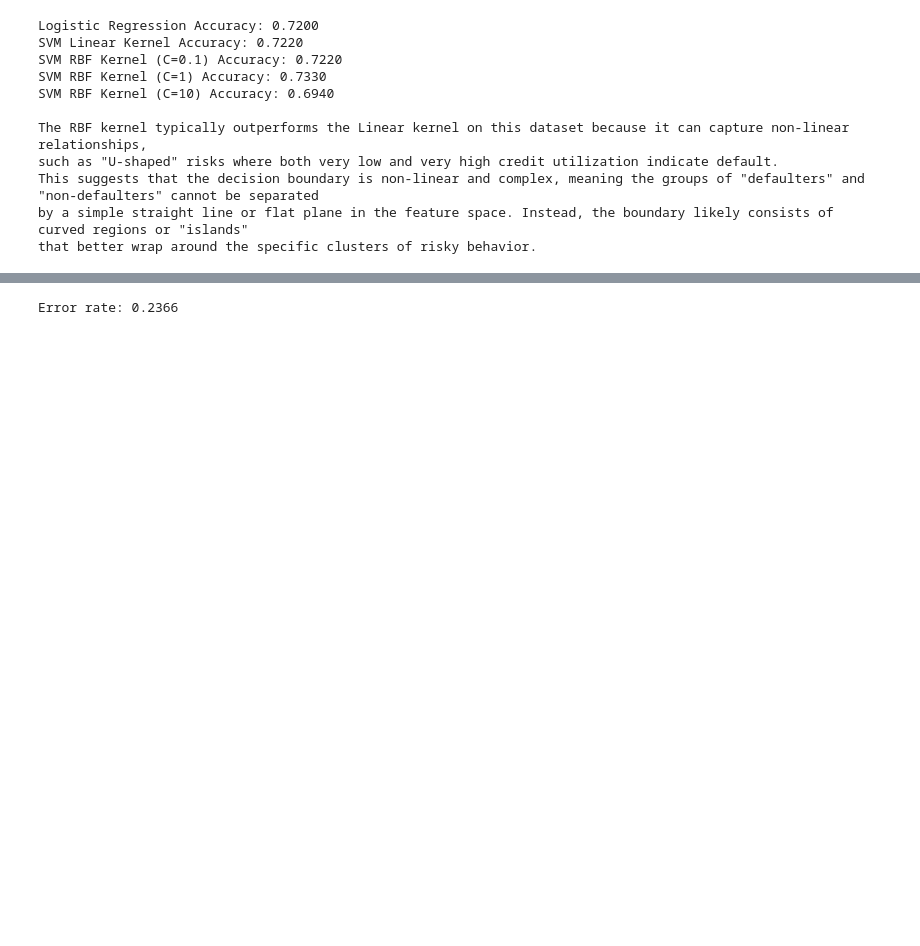
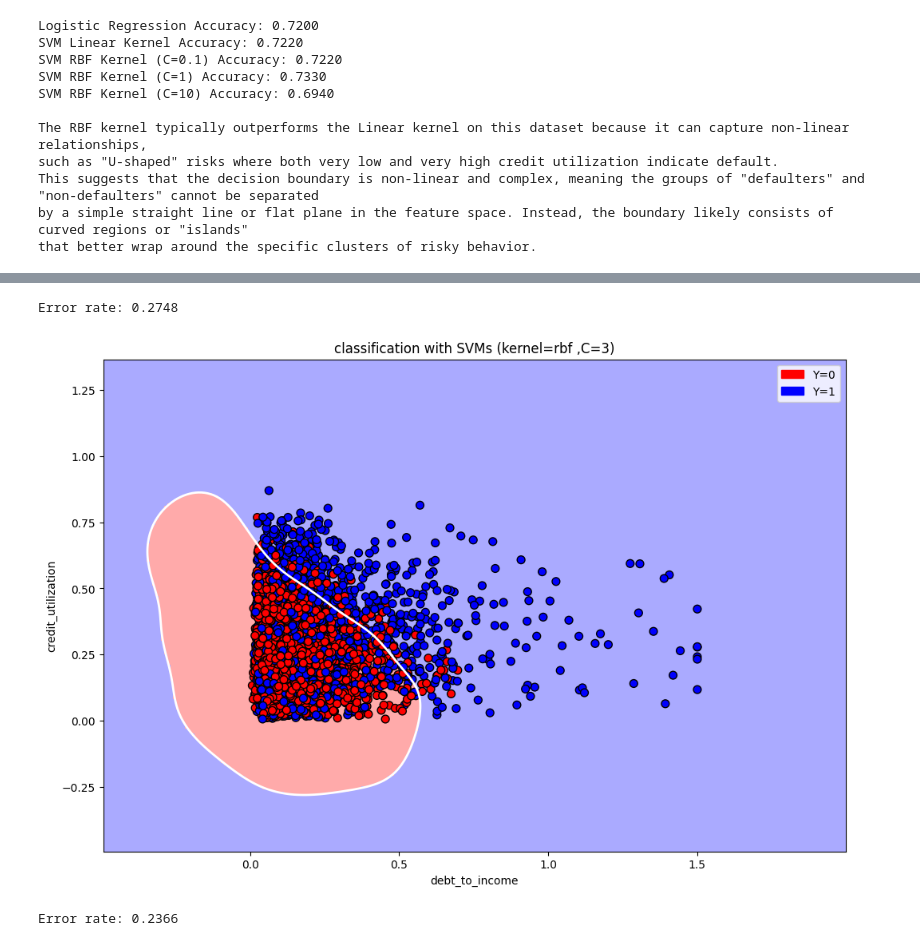
Before and after one commit to Niclas5/Examination-WS25-26, a Jupyter notebook: Aufgabe 3/Aufgabe3.ipynb, the cells around one changed output, grey strips where cells are left out. Saved outputs shown, nothing was run; the diff lists cells and outputs as text; code cells hidden in the pictures; blank space fills up the shorter version.

```diff
--- a/Aufgabe 3/Aufgabe3.ipynb
+++ b/Aufgabe 3/Aufgabe3.ipynb
@@ -215,3 +284,49 @@ that better wrap around the specific clusters of risky behavior.
+# %%
+from sklearn import svm
+supvecma = svm.SVC(kernel = 'rbf', C = 3)
+model_3_5_2 = supvecma.fit(X, Y)
+print('Error rate:', np.mean(np.not_equal(model_3_5_2.predict(X),y)))
+import matplotlib.cm as cm
+from matplotlib.colors import ListedColormap, BoundaryNorm
+import matplotlib.patches as mpatches
+Y = y
+# Create color maps
+cmap_light2 = ListedColormap(['#FFAAAA', '#AAAAFF'])
+cmap_bold2  = ListedColormap(['#FF0000', '#0000FF'])
+
+# Plot the decision boundary by assigning a color in the color map to each mesh point.
+mesh_step_size = .01  # step size in the mesh
+plot_symbol_size = 50
+
+x_min, x_max = X[:, 0].min() - .5, X[:, 0].max() + .5
+y_min, y_max = X[:, 1].min() - .5, X[:, 1].max() + .5
+xx, y = np.meshgrid(np.arange(x_min, x_max, mesh_step_size),
+                         np.arange(y_min, y_max, mesh_step_size))
+Z = model_3_5_2.predict(np.c_[xx.ravel(), y.ravel()])
+D = model_3_5_2.decision_function(np.c_[xx.ravel(), y.ravel()])
+D = D.reshape(xx.shape)
+# Put the result into a color plot
+Z = Z.reshape(xx.shape)
+plt.figure(3,figsize=(12,8))
+plt.pcolormesh(xx, y, Z, cmap=cmap_light2)
+
+
+# Plot training points
+plt.scatter(X[:, 0], X[:, 1], s=plot_symbol_size, c=Y, cmap=cmap_bold2, edgecolor = 'black')
+plt.xlim(xx.min(), xx.max())
+plt.ylim(y.min(), y.max())
+
+patch0 = mpatches.Patch(color='#FF0000', label='Y=0')
+patch1 = mpatches.Patch(color='#0000FF', label='Y=1')
+plt.legend(handles=[patch0, patch1])
+plt.contour(xx, y, D, levels=[0], colors='w', linestyles=['-'], linewidths=2)
+plt.xlabel('debt_to_income')
+plt.ylabel('credit_utilization')
+plt.title("classification with SVMs (kernel=rbf ,C=3)" )
+plt.show()
+# %% [output]
+Error rate: 0.2748
+[figure, added]
 # %%
 #Aufgabe 3_6
 import numpy as np
```
Also changed, not shown: parts of 2 cells of this notebook.
